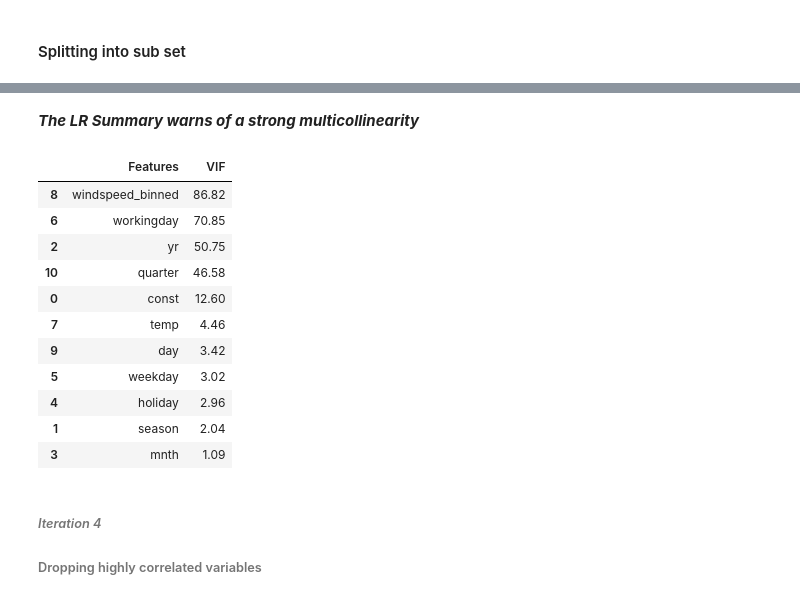
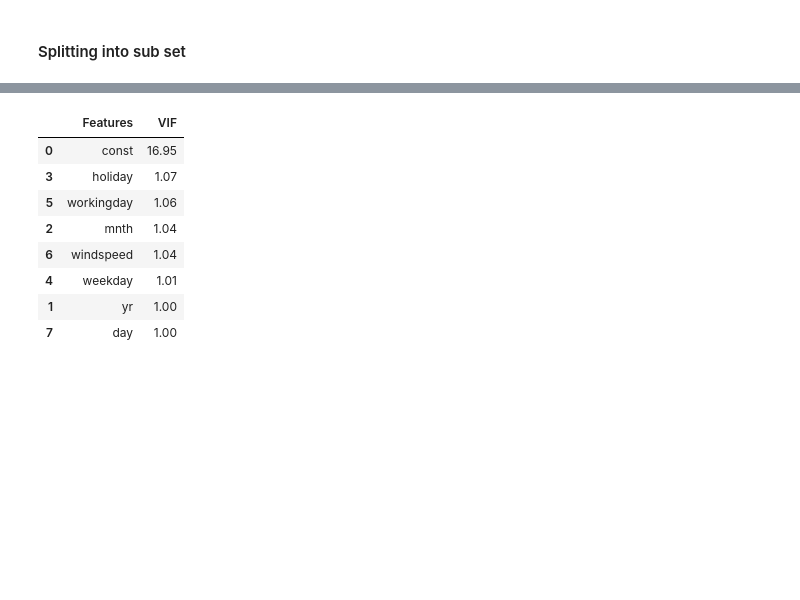
Before and after one commit to ishankarve/Linear-Regression, a Jupyter notebook: Multiple Linear Regression in Python/Assignment/Bike Sharing.ipynb, the cells around one changed output, grey strips where cells are left out. Drawn from its saved outputs; the diff is of its cells as text; code cells hidden in the pictures; blank space fills up the shorter version.

Commit message:
update model 1851

```diff
--- a/Multiple Linear Regression in Python/Assignment/Bike Sharing.ipynb
+++ b/Multiple Linear Regression in Python/Assignment/Bike Sharing.ipynb
@@ -530,3 +558,0 @@ X_train = s1_train
-# %%
-# Add a constant
-X_train_lm = sm.add_constant(X_train[['temp']])
@@ -572,6 +561,6 @@ Warnings:
 ###### *Iteration 1*
 # %%
-X_train_lm = X_train[['temp', 'season']]
+X_train_lm = X_train[iv]
 X_train_lm = sm.add_constant(X_train_lm)
 lr = sm.OLS(y_train, X_train_lm).fit() #create model
 print(lr.params)
@@ -599,6 +585,0 @@ Warnings:
-# %%
-X_train_lm = X_train[['temp', 'season','quarter']]
-X_train_lm = sm.add_constant(X_train_lm)
-lr = sm.OLS(y_train, X_train_lm).fit() #create model
-print(lr.params)
-print(lr.summary())
@@ -625,6 +585,0 @@ Warnings:
-# %%
-X_train_lm = X_train[['temp', 'season','quarter', 'season']]
-X_train_lm = sm.add_constant(X_train_lm)
-lr = sm.OLS(y_train, X_train_lm).fit() #create model
-print(lr.params)
-print(lr.summary())
@@ -649,27 +586,19 @@ strong multicollinearity problems or that the design matrix is singular.
-# %% [markdown]
-***The LR Summary warns of a strong multicollinearity***
 # %%
 #Calculate VIF to check multicollinearity
 # Create a dataframe that will contain the names of all the feature variables and their respective VIFs
 vif = pd.DataFrame()
 vif['Features'] = X_train_lm.columns
-vif['VIF'] = [variance_inflation_factor(X_train.values, i) for i in range(X_train.shape[1])]
+vif['VIF'] = [variance_inflation_factor(X_train_lm.values, i) for i in range(X_train_lm.shape[1])]
 vif['VIF'] = round(vif['VIF'], 2)
 vif = vif.sort_values(by = "VIF", ascending = False)
 vif
 # %% [output]
 |  | Features | VIF |
-| 8 | windspeed_binned | 86.82 |
-| 6 | workingday | 70.85 |
-| 2 | yr | 50.75 |
-| 10 | quarter | 46.58 |
-| 0 | const | 12.60 |
-| 7 | temp | 4.46 |
-| 9 | day | 3.42 |
-| 5 | weekday | 3.02 |
-| 4 | holiday | 2.96 |
-| 1 | season | 2.04 |
-| 3 | mnth | 1.09 |
+| 0 | const | 16.95 |
+| 3 | holiday | 1.07 |
+| 5 | workingday | 1.06 |
+| 2 | mnth | 1.04 |
+| 6 | windspeed | 1.04 |
+| 4 | weekday | 1.01 |
+| 1 | yr | 1.00 |
+| 7 | day | 1.00 |
-# %% [markdown]
-###### *Iteration 4*
-###### Dropping highly correlated variables
```
Also changed, not shown: parts of 17 cells of this notebook.
